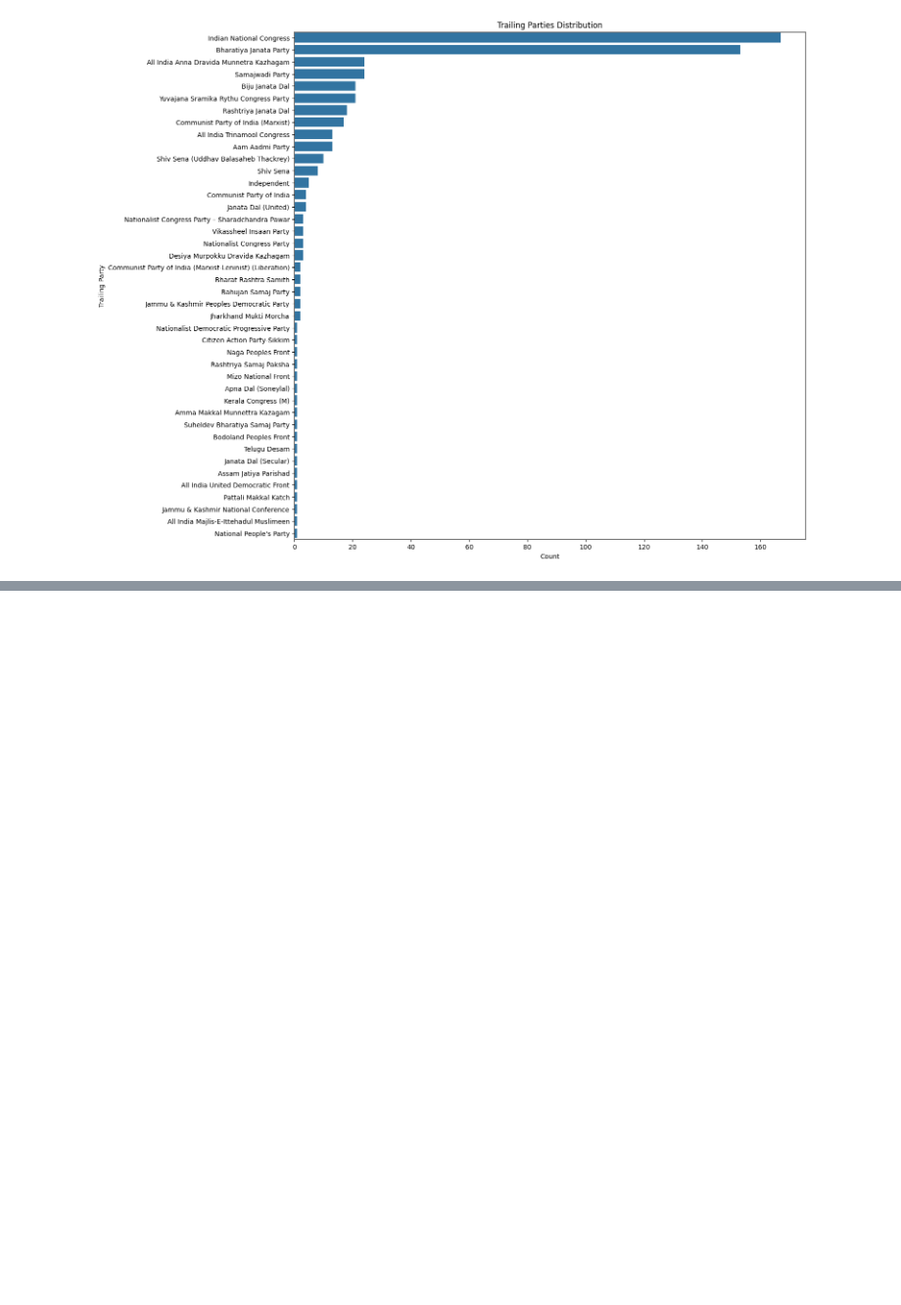
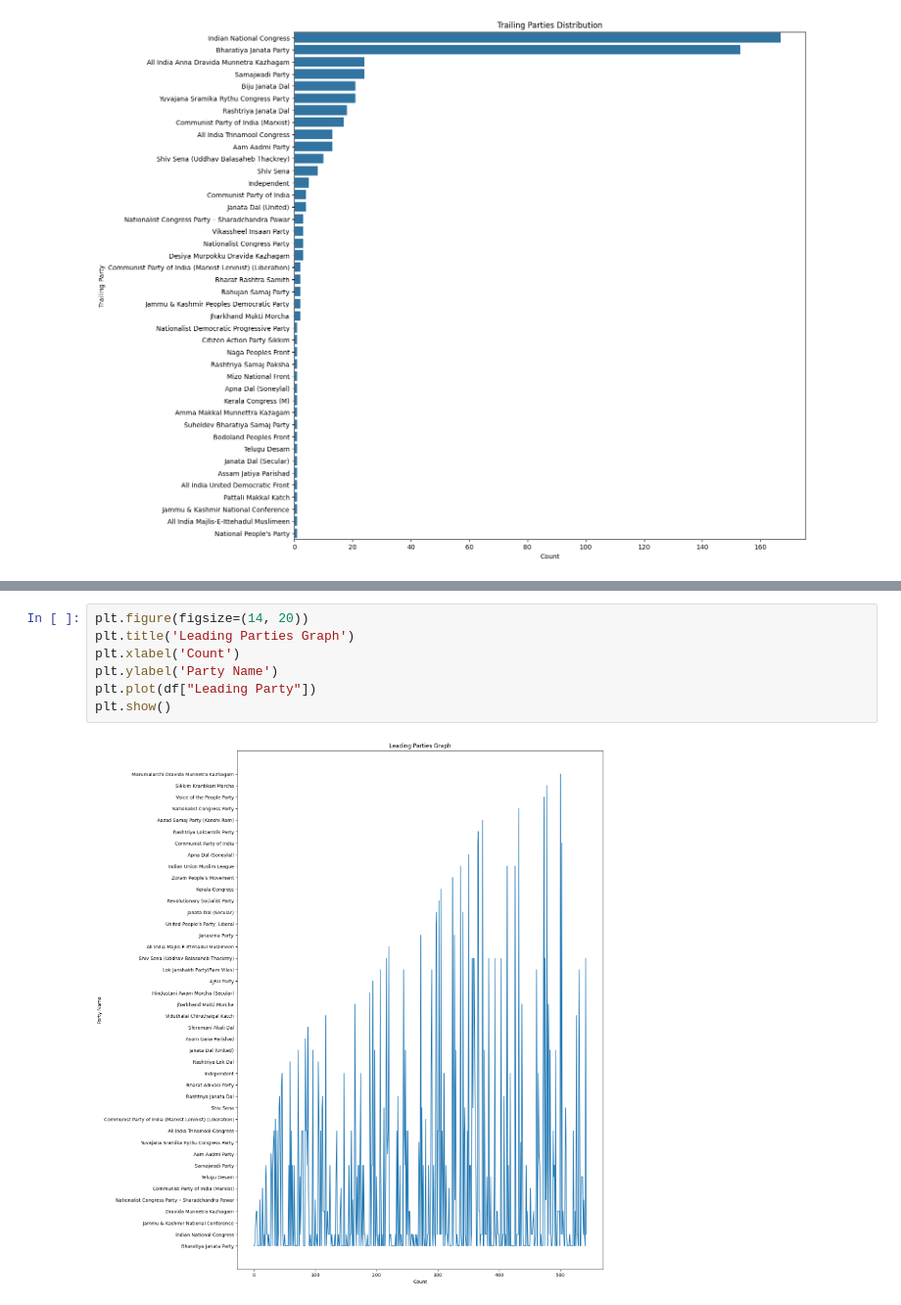
Before and after one commit to Udhay2898/HandsOnPractice_Pandas, a Jupyter notebook: Election_Analysis.ipynb, the cells around one changed output, grey strips where cells are left out. Shown at 98% size. Drawn from its saved outputs; the diff is of its cells as text; blank space fills up the shorter version.

```diff
--- a/Election_Analysis.ipynb
+++ b/Election_Analysis.ipynb
@@ -111,0 +103,9 @@ df.head()
+# %%
+plt.figure(figsize=(14, 20))
+plt.title('Leading Parties Graph')
+plt.xlabel('Count')
+plt.ylabel('Party Name')
+plt.plot(df["Leading Party"])
+plt.show()
+# %% [output]
+[figure, added]
```
Also changed, not shown: parts of 3 cells of this notebook.
